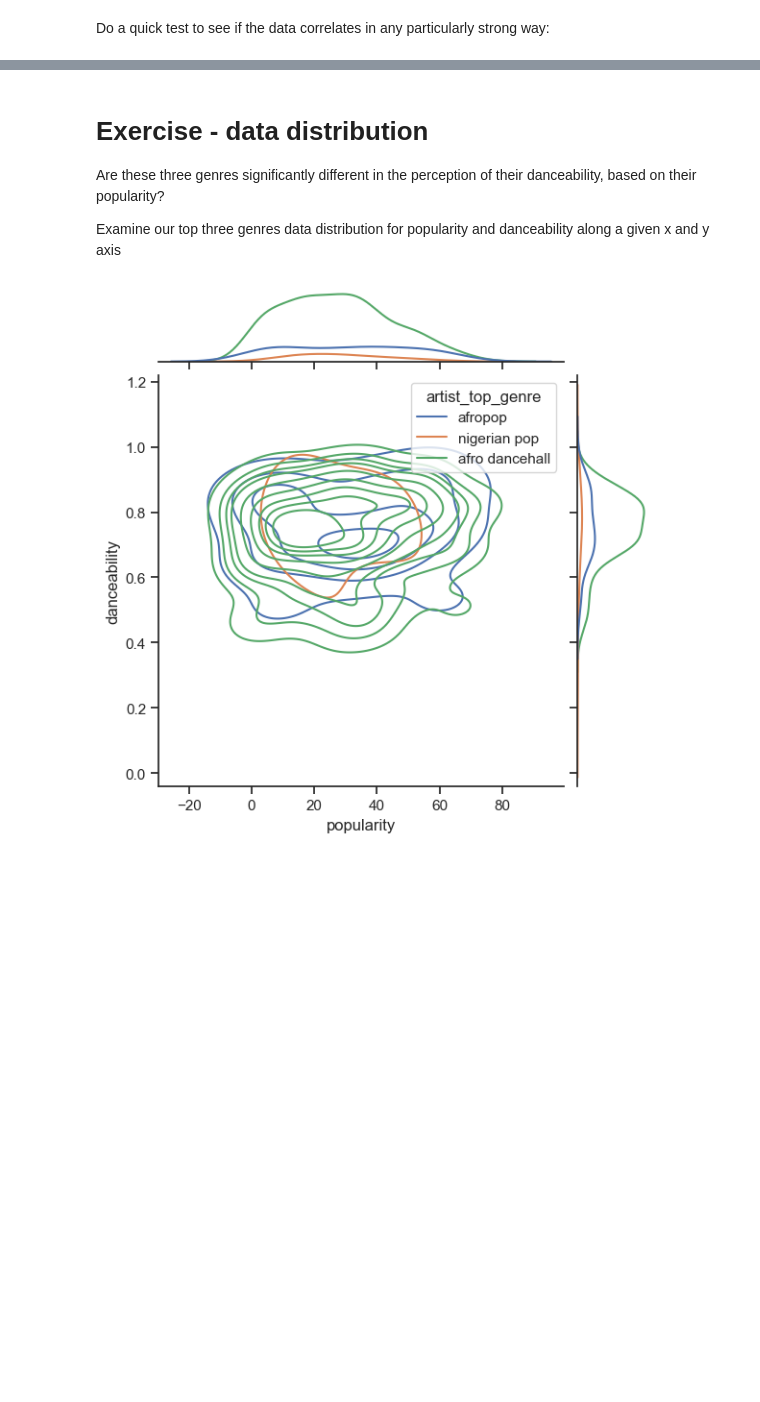
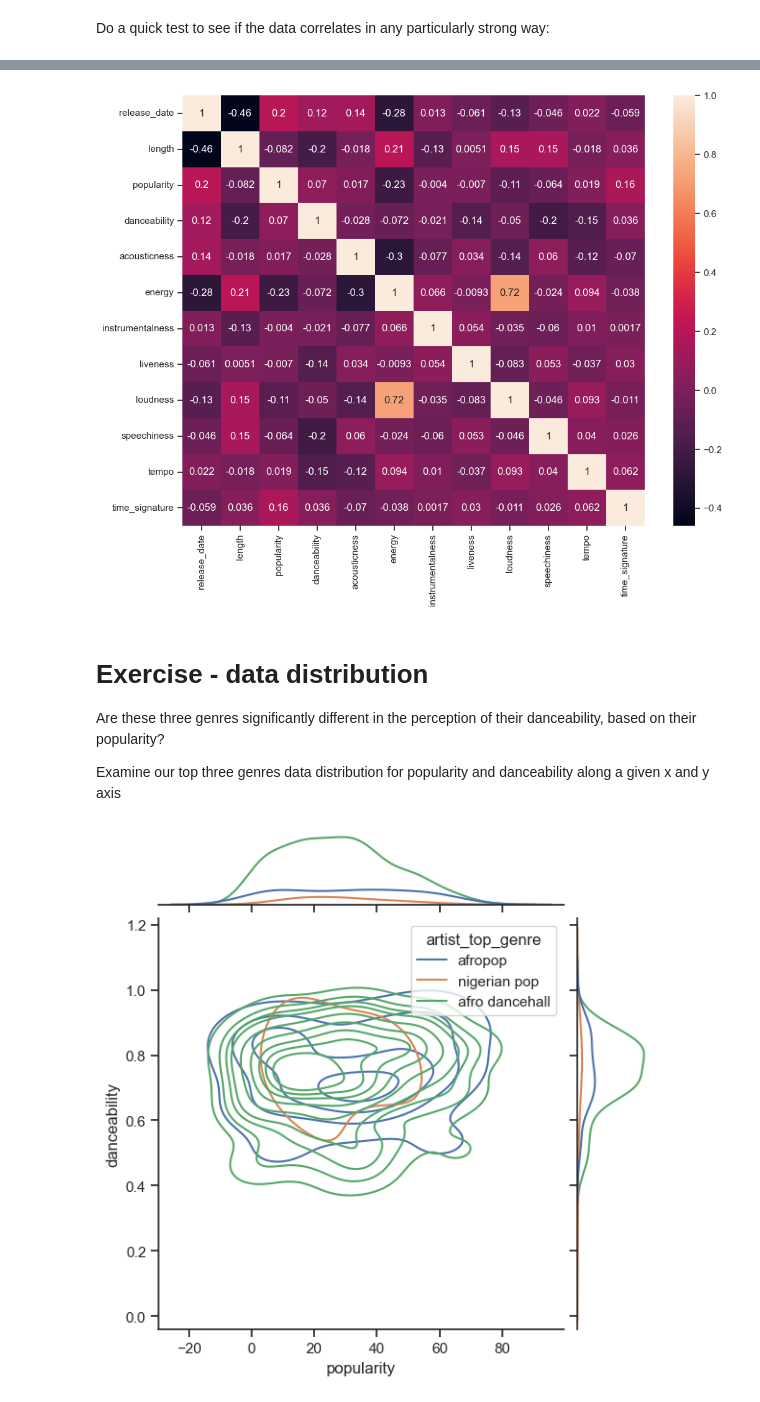
Before and after one commit to Umarsmuhammed/ArewaDS-Machine-Learning-Assignments, a Jupyter notebook: Week_6/Visualization.ipynb, the cells around one changed output, grey strips where cells are left out. Saved outputs shown, nothing was run; the diff lists cells and outputs as text; code cells hidden in the pictures; blank space fills up the shorter version.

```diff
--- a/Week_6/Visualization.ipynb
+++ b/Week_6/Visualization.ipynb
@@ -125,3 +126,11 @@ ValueError: could not convert string to float: 'shuga rush'
+# %%
+corrmat = df.corr()
+f, ax = plt.subplots(figsize=(12, 9))
+#sns.heatmap(corrmat, square=True)
+sns.heatmap(corrmat, annot=True)
+plt.show()
+# %% [output]
+[figure, added]
 # %% [markdown]
 # Exercise - data distribution
 Are these three genres significantly different in the perception of their danceability, based on their popularity?
```
Also changed, not shown: parts of 4 cells of this notebook, 1 other file.
